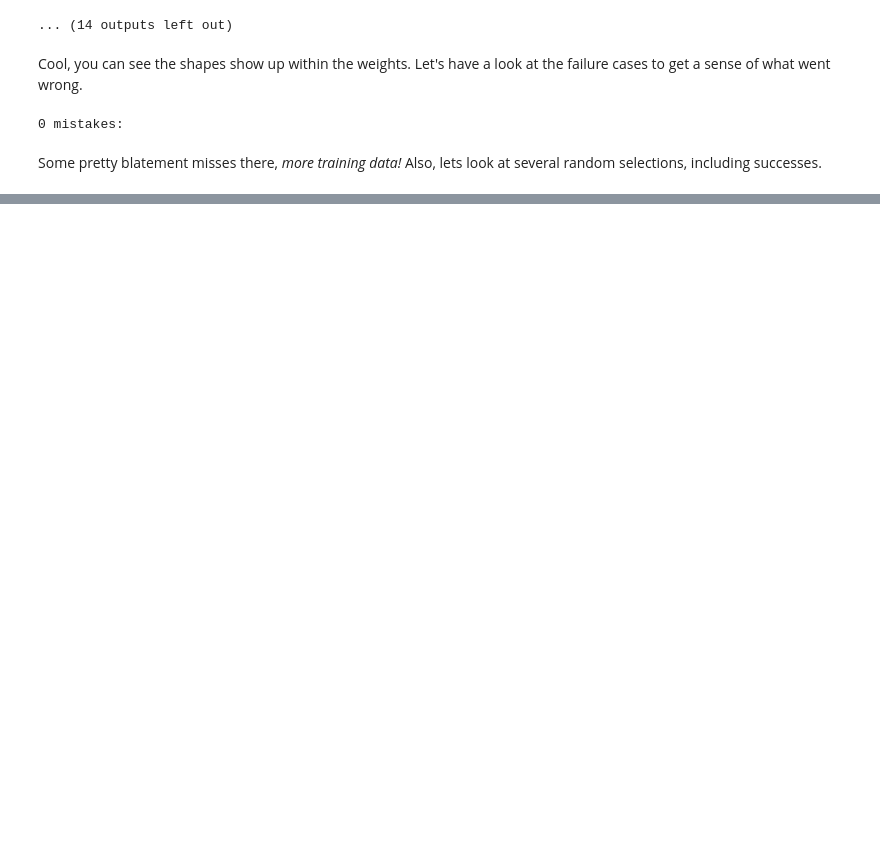
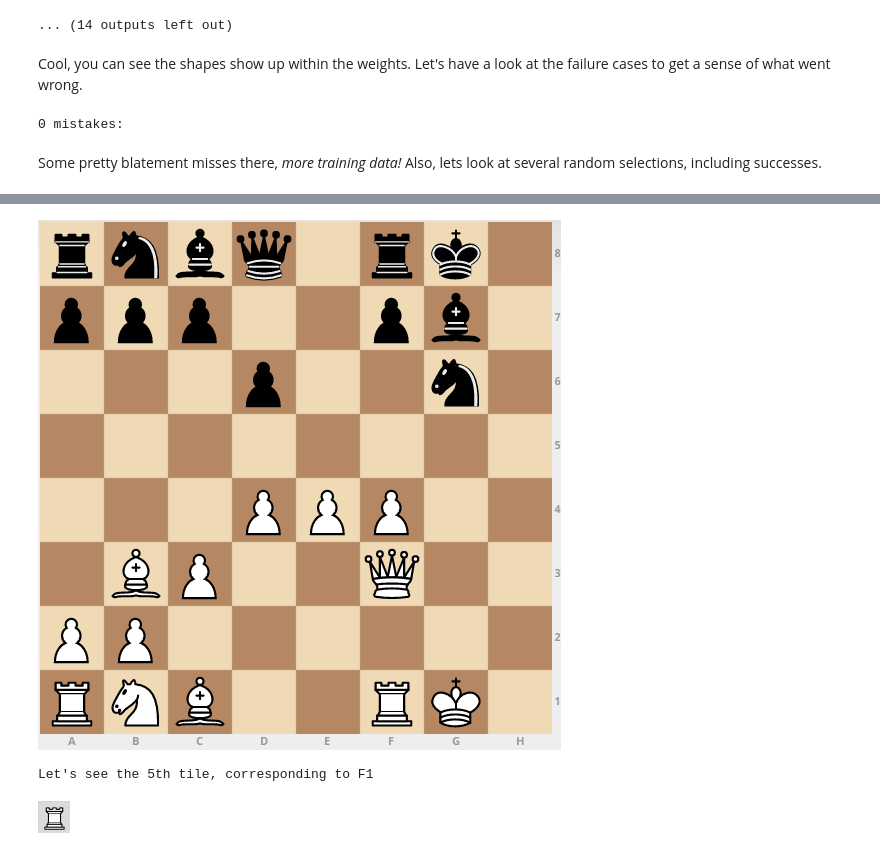
Before and after one commit to Elucidation/tensorflow_chessbot, a Jupyter notebook: tensorflow_learn.ipynb, the cells around one changed output, grey strips where cells are left out. Drawn from its saved outputs; the diff is of its cells as text; code cells hidden in the pictures; blank space fills up the shorter version.

```diff
--- a/tensorflow_learn.ipynb
+++ b/tensorflow_learn.ipynb
@@ -172,0 +190,15 @@ for idx in np.random.choice(test_dataset.num_examples,15,replace=False):
+# %%
+validate_img_path = 'reddit/aL64q8w.png'
+img_arr = tensorflow_chessbot.loadImage(validate_img_path)
+tiles = tensorflow_chessbot.getTiles(img_arr)
+
+# See the screenshot
+display(Image(validate_img_path))
+
+# see one of the tiles
+print "Let's see the 5th tile, corresponding to F1"
+hf.display_array(tiles[:,:,5])
+# %% [output]
+[figure, added]
+Let's see the 5th tile, corresponding to F1
+[figure, added]
```
Also changed, not shown: parts of 25 cells of this notebook, 2 other files.
